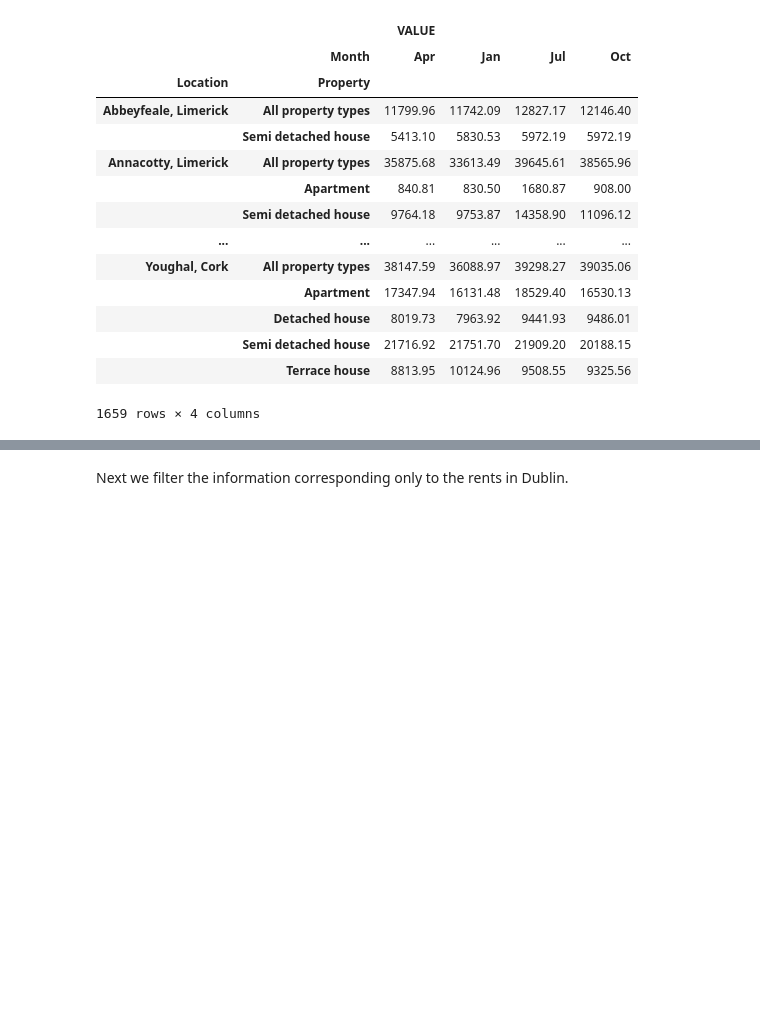
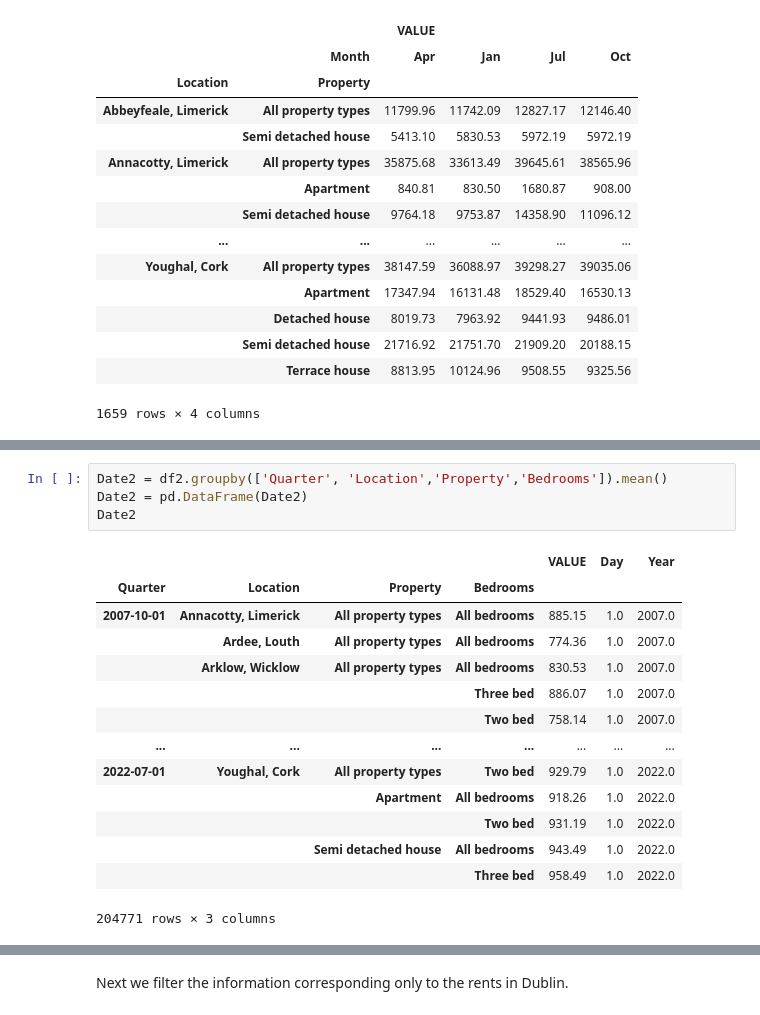
Before and after one commit to FabyBarrios/python, a Jupyter notebook: Statistics/Rents_Ireland.ipynb, the cells around one changed output, grey strips where cells are left out. Saved outputs shown, nothing was run; the diff lists cells and outputs as text; blank space fills up the shorter version.

```diff
--- a/Statistics/Rents_Ireland.ipynb
+++ b/Statistics/Rents_Ireland.ipynb
@@ -615,0 +635,19 @@ df2.pivot_table(index=['Location', 'Property'], values=['VALUE'], columns=['Mont
+# %%
+Date2 = df2.groupby(['Quarter', 'Location','Property','Bedrooms']).mean()
+Date2 = pd.DataFrame(Date2)
+Date2
+# %% [output]
+|  |  |  |  | VALUE | Day | Year |
+| Quarter | Location | Property | Bedrooms |  |  |  |
+| 2007-10-01 | Annacotty, Limerick | All property types | All bedrooms | 885.15 | 1.0 | 2007.0 |
+|  | Ardee, Louth | All property types | All bedrooms | 774.36 | 1.0 | 2007.0 |
+|  | Arklow, Wicklow | All property types | All bedrooms | 830.53 | 1.0 | 2007.0 |
+|  |  |  | Three bed | 886.07 | 1.0 | 2007.0 |
+|  |  |  | Two bed | 758.14 | 1.0 | 2007.0 |
+| ... | ... | ... | ... | ... | ... | ... |
+| 2022-07-01 | Youghal, Cork | All property types | Two bed | 929.79 | 1.0 | 2022.0 |
+|  |  | Apartment | All bedrooms | 918.26 | 1.0 | 2022.0 |
+|  |  |  | Two bed | 931.19 | 1.0 | 2022.0 |
+|  |  | Semi detached house | All bedrooms | 943.49 | 1.0 | 2022.0 |
+|  |  |  | Three bed | 958.49 | 1.0 | 2022.0 |
+204771 rows × 3 columns
```
Also changed, not shown: parts of 12 cells of this notebook.
